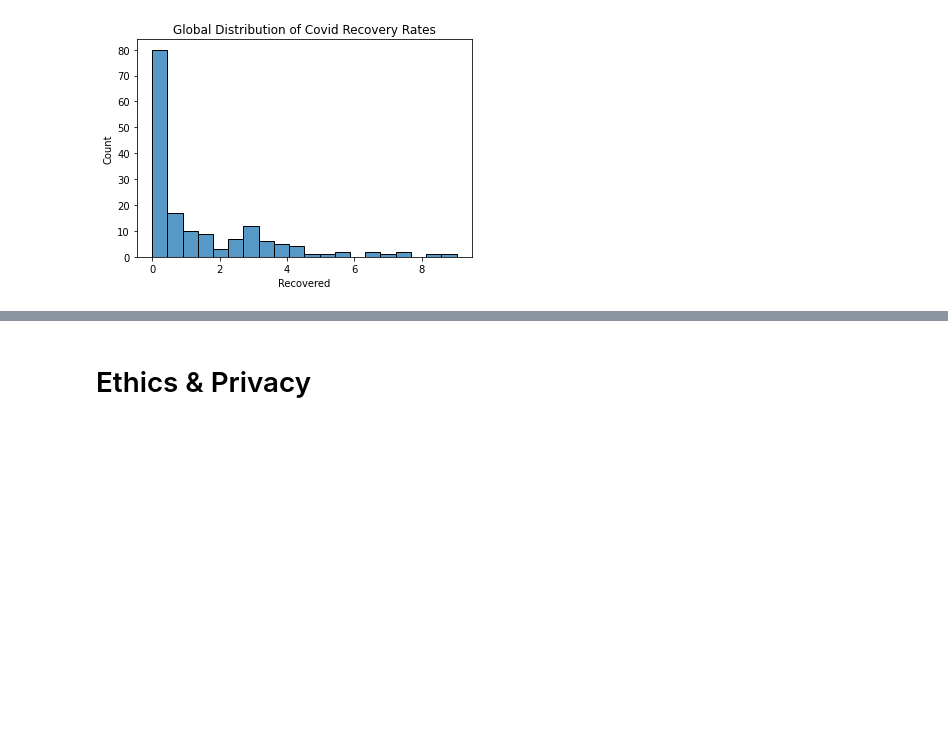
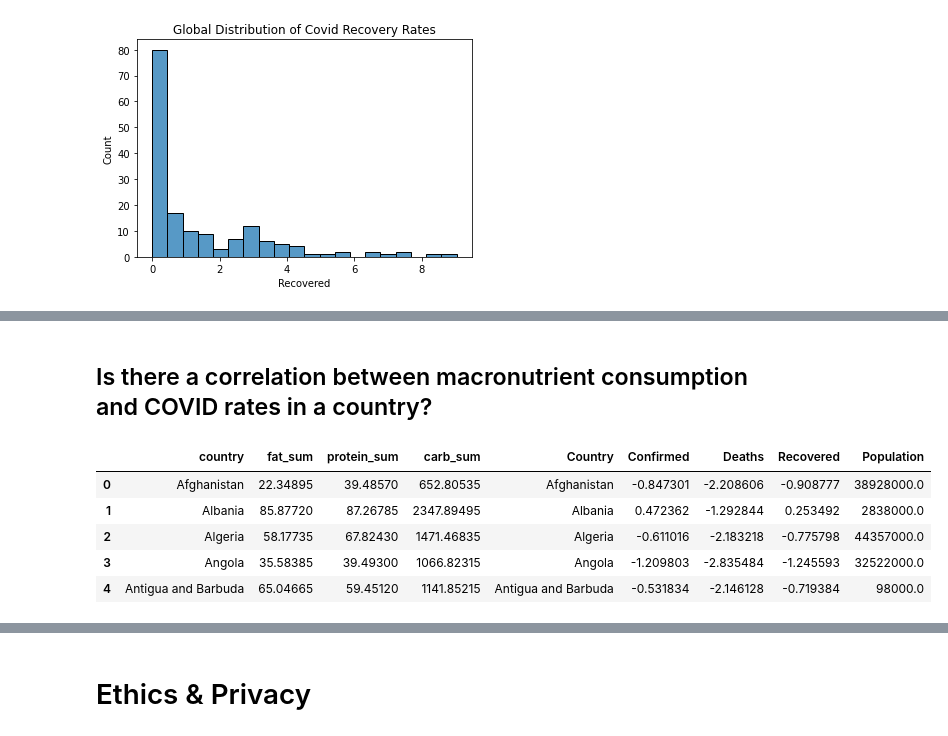
Before and after one commit to chwheo/cogs108-final-project, a Jupyter notebook: FinalProjectGroup061Sp22.ipynb, the cells around one changed output, grey strips where cells are left out. Saved outputs shown, nothing was run; the diff lists cells and outputs as text; code cells hidden in the pictures; blank space fills up the shorter version.

```diff
--- a/FinalProjectGroup061Sp22.ipynb
+++ b/FinalProjectGroup061Sp22.ipynb
@@ -414,0 +431,13 @@ df_covid['Recovered'] = np.log10(df_covid['Recovered'])
+# %% [markdown]
+## Is there a correlation between macronutrient consumption and COVID rates in a country? ##
+# %%
+# combine macronutrient dataframe with COVID dataframe
+macro_covid_combined_df = pd.concat([df_macro, df_covid], axis=1)
+macro_covid_combined_df.head()
+# %% [output]
+|  | country | fat_sum | protein_sum | carb_sum | Country | Confirmed | Deaths | Recovered | Population |
+| 0 | Afghanistan | 22.34895 | 39.48570 | 652.80535 | Afghanistan | -0.847301 | -2.208606 | -0.908777 | 38928000.0 |
+| 1 | Albania | 85.87720 | 87.26785 | 2347.89495 | Albania | 0.472362 | -1.292844 | 0.253492 | 2838000.0 |
+| 2 | Algeria | 58.17735 | 67.82430 | 1471.46835 | Algeria | -0.611016 | -2.183218 | -0.775798 | 44357000.0 |
+| 3 | Angola | 35.58385 | 39.49300 | 1066.82315 | Angola | -1.209803 | -2.835484 | -1.245593 | 32522000.0 |
+| 4 | Antigua and Barbuda | 65.04665 | 59.45120 | 1141.85215 | Antigua and Barbuda | -0.531834 | -2.146128 | -0.719384 | 98000.0 |
```
Also changed, not shown: parts of 5 cells of this notebook.
